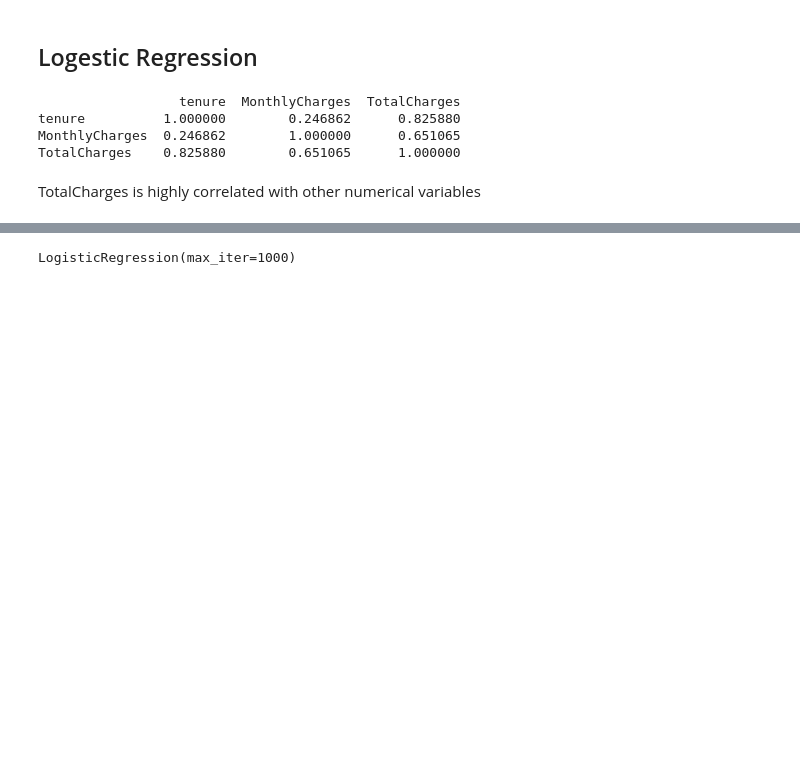
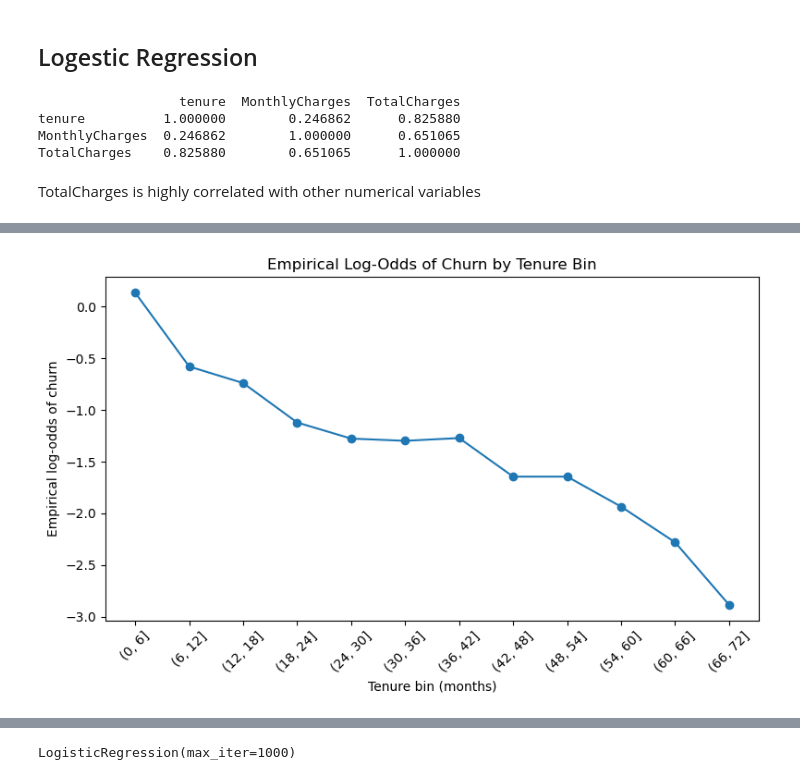
Before and after one commit to ananya923/XAI_Week2_Activity, a Jupyter notebook: ShellyCao_ASK_logistic_regression.ipynb, the cells around one changed output, grey strips where cells are left out. Saved outputs shown, nothing was run; the diff lists cells and outputs as text; code cells hidden in the pictures; blank space fills up the shorter version.

```diff
--- a/ShellyCao_ASK_logistic_regression.ipynb
+++ b/ShellyCao_ASK_logistic_regression.ipynb
@@ -229,0 +310,23 @@ TotalCharges is highly correlated with other numerical variables
+# %%
+# Bin tenure into 6-month groups
+tenure_bins = list(range(0, 78, 6))
+df_encode['tenure_bin'] = pd.cut(df_encode['tenure'], bins=tenure_bins)
+
+# Actual churn rate per bin
+tenure_churn_rate = df_encode.groupby('tenure_bin', observed=True)['Churn'].mean()
+
+# Convert churn rate to log-odds: log(p / (1 - p))
+tenure_log_odds = np.log(tenure_churn_rate / (1 - tenure_churn_rate))
+
+plt.figure(figsize=(8, 5))
+plt.plot(tenure_log_odds.index.astype(str), tenure_log_odds.values, marker='o')
+plt.xlabel('Tenure bin (months)')
+plt.ylabel('Empirical log-odds of churn')
+plt.title('Empirical Log-Odds of Churn by Tenure Bin')
+plt.xticks(rotation=45)
+plt.tight_layout()
+plt.show()
+
+df_encode = df_encode.drop(columns=['tenure_bin'])
+# %% [output]
+[figure, added]
```
Also changed, not shown: parts of 21 cells of this notebook, 1 other file.
